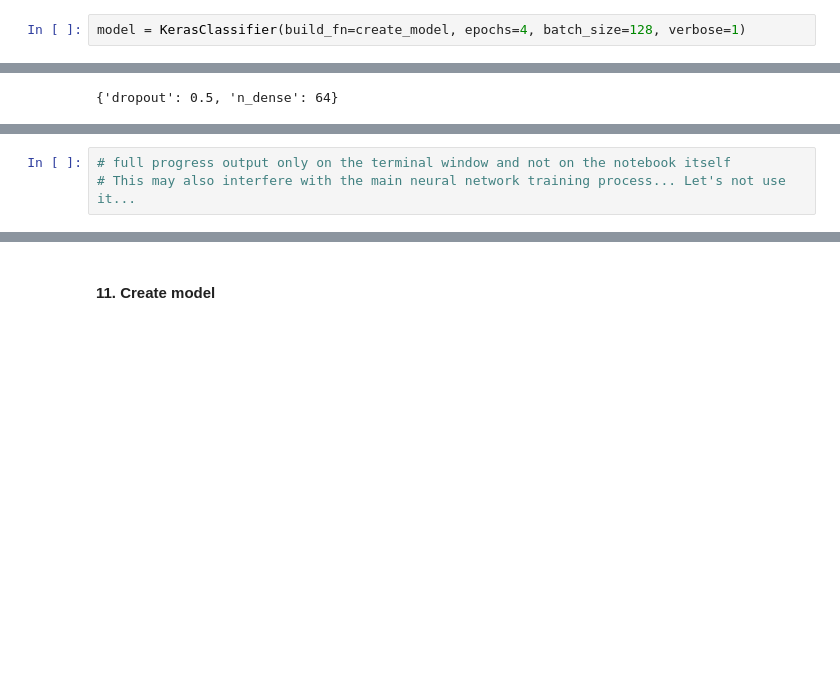
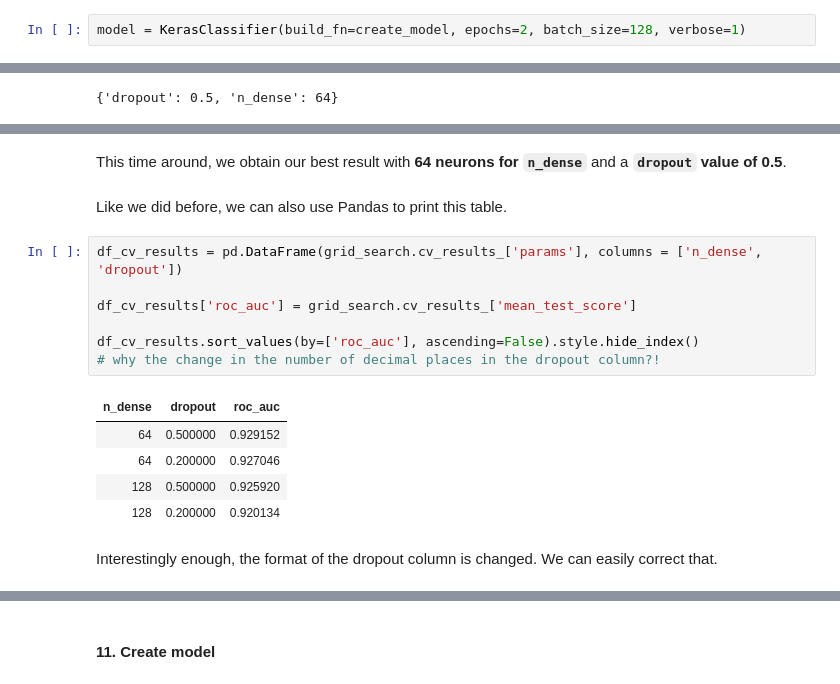
Before and after one commit to j-n-t/hyperparameter-tuning, a Jupyter notebook: hyperparameter_tuning.ipynb, the cells around one changed output, grey strips where cells are left out. Cells and saved outputs as stored; diff of their text form; blank space fills up the shorter version.

```diff
--- a/hyperparameter_tuning.ipynb
+++ b/hyperparameter_tuning.ipynb
@@ -316,7 +345,7 @@ grid_search_results(grid_search.cv_results_)
 # %% [markdown]
 #### 8. Create model
 # %%
-model = KerasClassifier(build_fn=create_model, epochs=4, batch_size=128, verbose=1)
+model = KerasClassifier(build_fn=create_model, epochs=2, batch_size=128, verbose=1)
 # %% [markdown]
 #### 9. Define grid search parameters: `n_dense` and `dropout`
 # %%
@@ -511,3 +462,19 @@ GridSearchCV(cv=3, error_score=nan,
-# %%
-# full progress output only on the terminal window and not on the notebook itself
-# This may also interfere with the main neural network training process... Let's not use it...
+# %% [markdown]
+This time around, we obtain our best result with **64 neurons for `n_dense`** and a **`dropout` value of 0.5**.
+# %% [markdown]
+Like we did before, we can also use Pandas to print this table.
+# %%
+df_cv_results = pd.DataFrame(grid_search.cv_results_['params'], columns = ['n_dense', 'dropout'])
+
+df_cv_results['roc_auc'] = grid_search.cv_results_['mean_test_score']
+
+df_cv_results.sort_values(by=['roc_auc'], ascending=False).style.hide_index()
+# why the change in the number of decimal places in the dropout column?!
+# %% [output]
+| n_dense | dropout | roc_auc |
+| 64 | 0.500000 | 0.929152 |
+| 64 | 0.200000 | 0.927046 |
+| 128 | 0.500000 | 0.925920 |
+| 128 | 0.200000 | 0.920134 |
+# %% [markdown]
+Interestingly enough, the format of the dropout column is changed. We can easily correct that.
```
Also changed, not shown: parts of 89 cells of this notebook.
